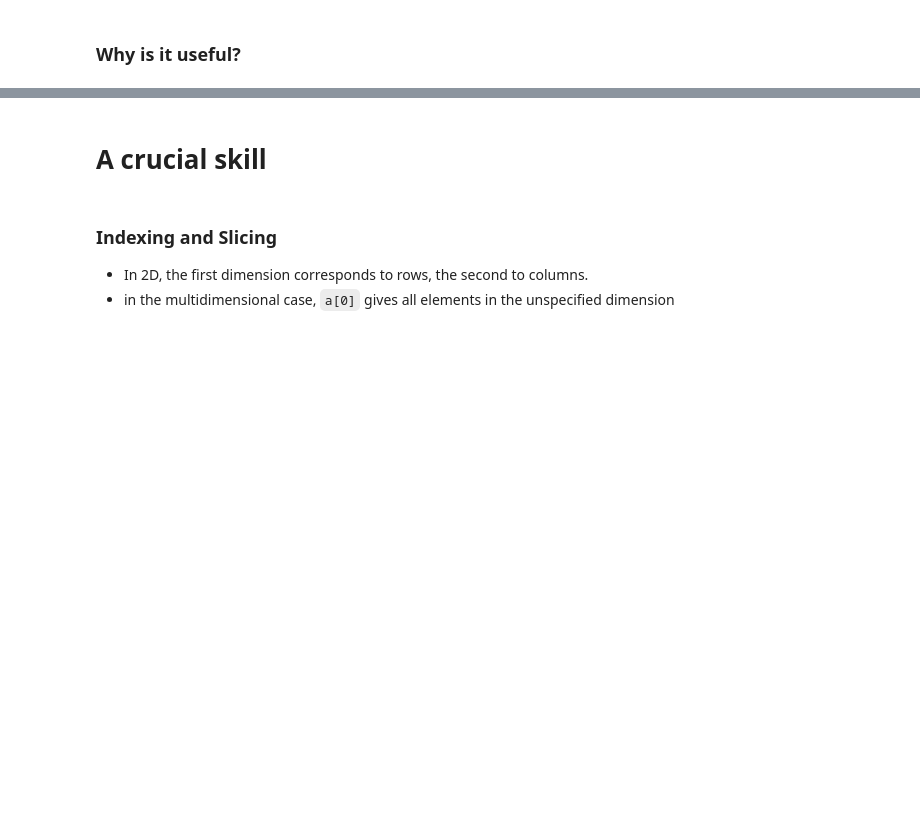
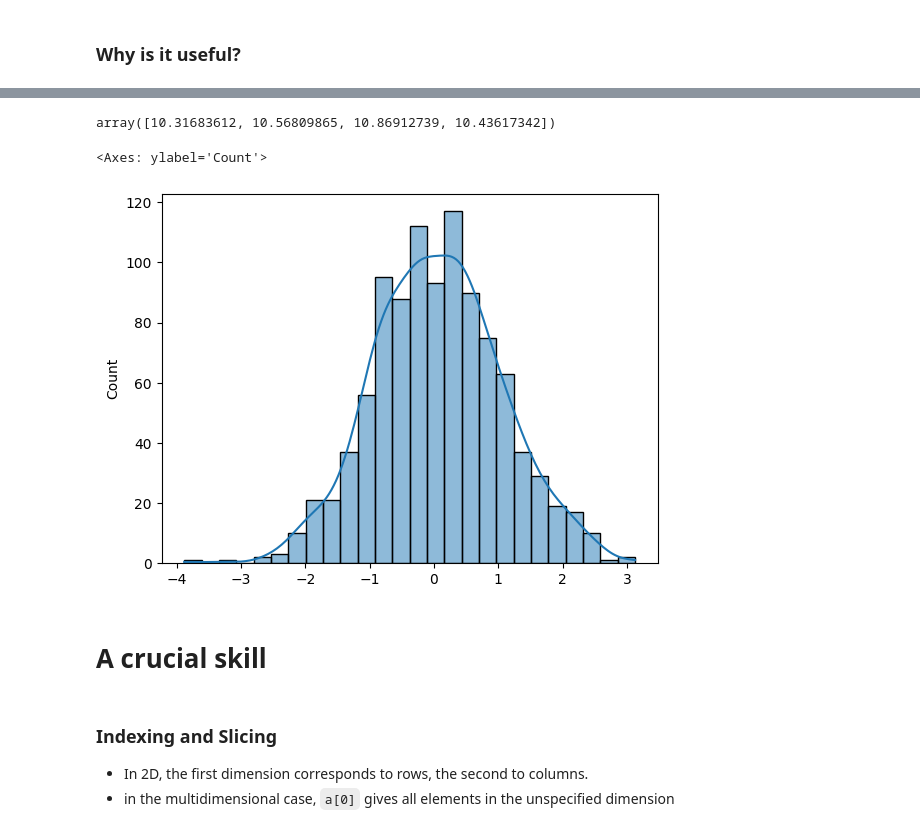
Before and after one commit to iesfsv/Data-Processing-in-Python, a Jupyter notebook: 03_week/03_Lecture_Numpy.ipynb, the cells around one changed output, grey strips where cells are left out. Drawn from its saved outputs; the diff is of its cells as text; code cells hidden in the pictures; blank space fills up the shorter version.

```diff
--- a/03_week/03_Lecture_Numpy.ipynb
+++ b/03_week/03_Lecture_Numpy.ipynb
@@ -317,5 +666,18 @@ np.random.standard_t(4, 4) #t-distribution
 # %%
-np.random.uniform(0, 1, 4) #uniform distribution
+np.random.uniform(10, 11, 4) #uniform distribution
+# %% [output]
+array([10.31683612, 10.56809865, 10.86912739, 10.43617342])
+# %%
+np.linspace(0, 1, 10) #uniform distribution
+np.random.randn(10) #normal distribution
+
+import seaborn as sns
+
+# plot the data
+sns.histplot(np.random.randn(1000), kde=True)
+# %% [output]
+<Axes: ylabel='Count'>
+[figure, added]
 # %% [markdown]
 # A crucial skill
 # %% [markdown]
```
Also changed, not shown: parts of 128 cells of this notebook.
